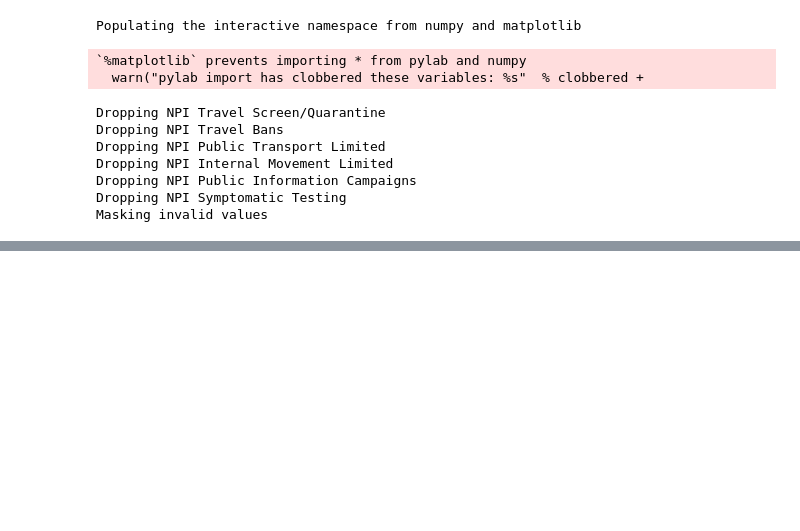
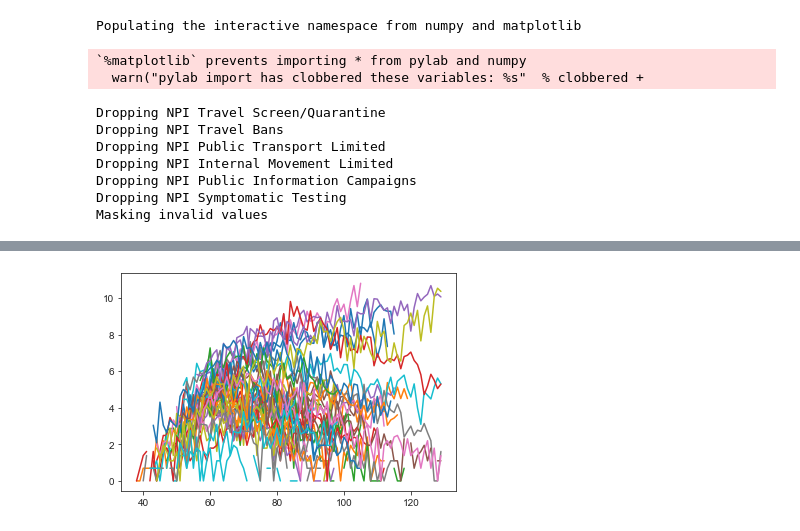
Before and after one commit to jsalvatier/epimodel, a Jupyter notebook: notebooks/science-revisions/test-rate-validation-variable.ipynb, the cells around one changed output, grey strips where cells are left out. Saved outputs shown, nothing was run; the diff lists cells and outputs as text; code cells hidden in the pictures; blank space fills up the shorter version.

```diff
--- a/notebooks/science-revisions/test-rate-validation-variable.ipynb
+++ b/notebooks/science-revisions/test-rate-validation-variable.ipynb
@@ -37,10 +42,10 @@ with model_syn:
 
     point = {
         'CM_Alpha' : np.array([.0,.05,.1,.15,.2,.25,.3,.35,.4]),
-        'InitialSizeCases_log' : -10 *np.ones((41,1)),
-        'InitialSizeDeaths_log' : -10 *np.ones((41,1)),
-        'RegionLogR_noise' : .1*np.ones(41),
-        'HyperRVar' : 1
+        'InitialSizeCases_log' : -7 *np.ones((41,1)),
+        'InitialSizeDeaths_log' : -7 *np.ones((41,1)),
+        #'RegionLogR_noise' : -1*np.ones(41),
+        'HyperRVar' : .2
     }
     c = [model_syn.GrowthCases,
          model_syn.GrowthDeaths,
@@ -54,4 +59,4 @@ with model_syn:
          model_syn.ExpectedDeaths ]
 
     synthvalues = draw_values(c, point=point)
-    gcases,gdeaths, regionR, ocases, odeaths, regionRnoise,icases,ideaths,ecases, edeaths = synthvalues
+    gcases,gdeaths, regionR, ocases, odeaths, regionRnoise,icases,ideaths,ecases, edeaths,  = synthvalues
@@ -374,6 +390,10 @@ for r_i, r in enumerate(data.Rs):
 synth_data_normal = synthetic_prep_data(model_syn, data, odeaths, ocases)
 synth_data_adjusted = synthetic_prep_data(model_syn, data, odeaths, ocases)
 synth_data_adjusted.NewCases  = synth_data_adjusted.NewCases / test_rates
+# %%
+plt.plot(np.log(synth_data_normal.NewCases.T));
+# %% [output]
+[figure, added]
 # %%
 with DefaultModel(synth_data_normal) as model_normal:
     model_normal.build_model(**ep.get_model_build_dict())
```
Also changed, not shown: parts of 14 cells of this notebook, 1 other file.
